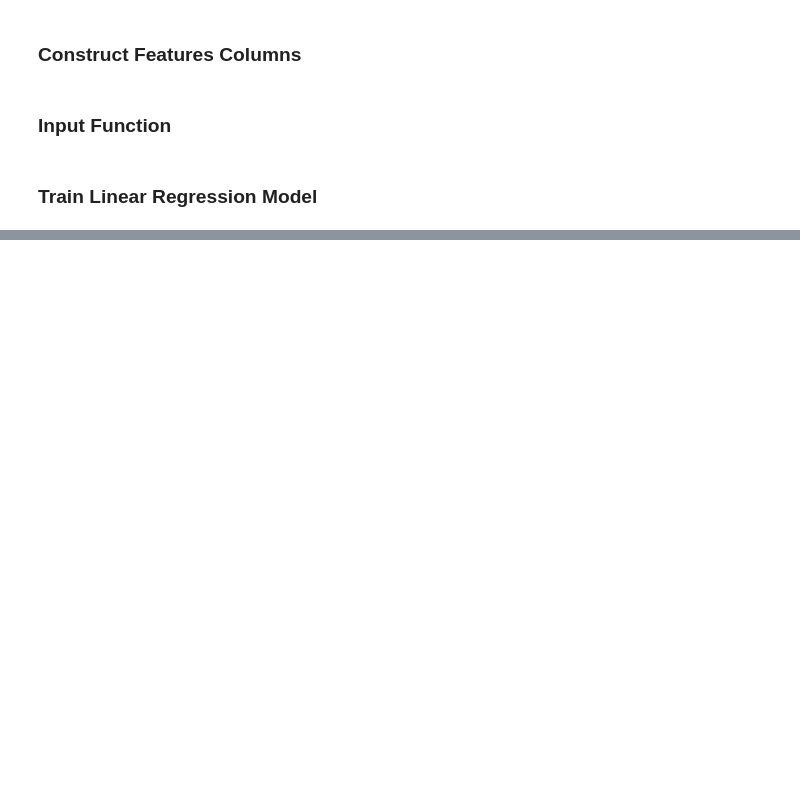
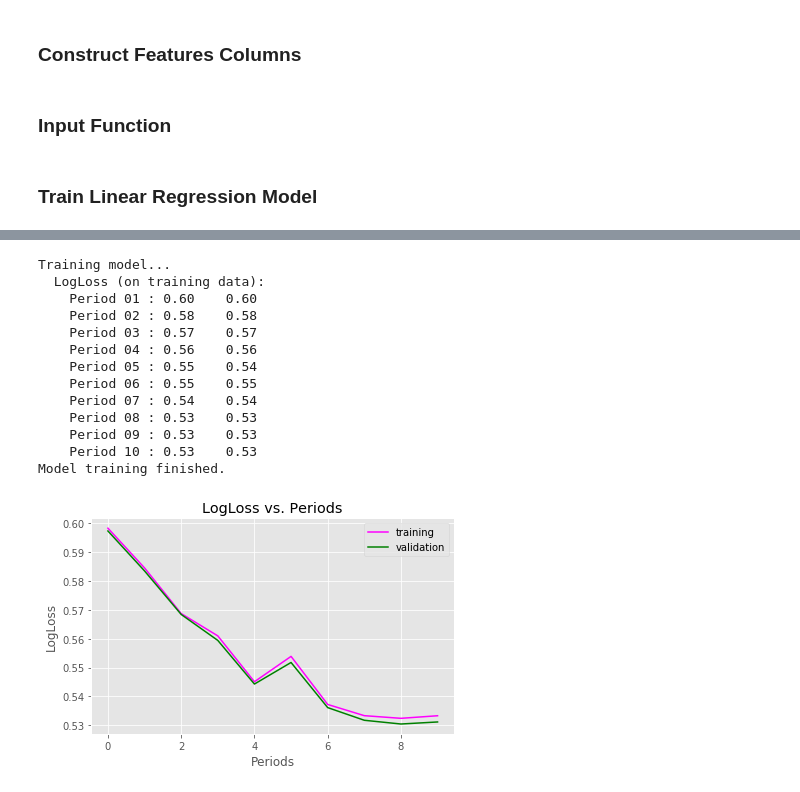
Before and after one commit to acesaif/ml_crash_course, a Jupyter notebook: classification/ml_classification.ipynb, the cells around one changed output, grey strips where cells are left out. Saved outputs shown, nothing was run; the diff lists cells and outputs as text; code cells hidden in the pictures; blank space fills up the shorter version.

```diff
--- a/classification/ml_classification.ipynb
+++ b/classification/ml_classification.ipynb
@@ -232,0 +317,25 @@ Model training finished.
+# %%
+linear_classifier = train_linear_classifier_model(
+    learning_rate = 0.000005,
+    steps = 500,
+    batch_size = 20,
+    training_examples = training_examples,
+    training_targets = training_targets,
+    validation_examples = validation_examples,
+    validation_targets = validation_targets
+)
+# %% [output]
+Training model...
+  LogLoss (on training data):
+    Period 01 : 0.60    0.60
+    Period 02 : 0.58    0.58
+    Period 03 : 0.57    0.57
+    Period 04 : 0.56    0.56
+    Period 05 : 0.55    0.54
+    Period 06 : 0.55    0.55
+    Period 07 : 0.54    0.54
+    Period 08 : 0.53    0.53
+    Period 09 : 0.53    0.53
+    Period 10 : 0.53    0.53
+Model training finished.
+[figure, added]
```
Also changed, not shown: parts of 6 cells of this notebook.
